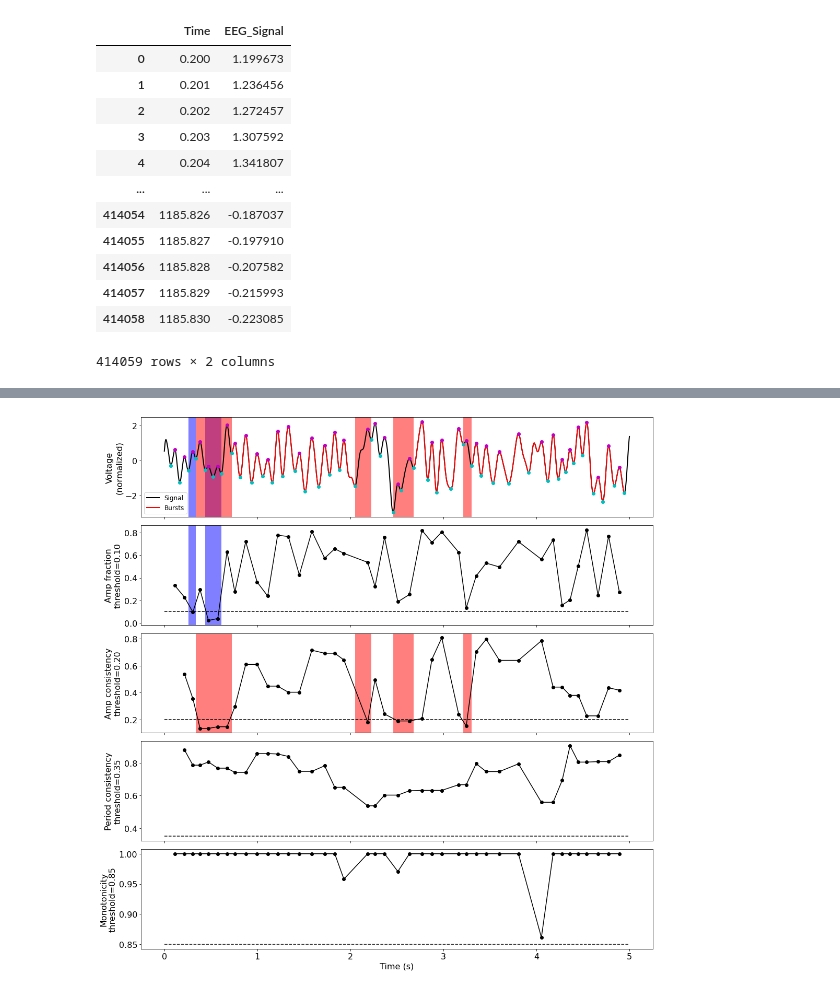
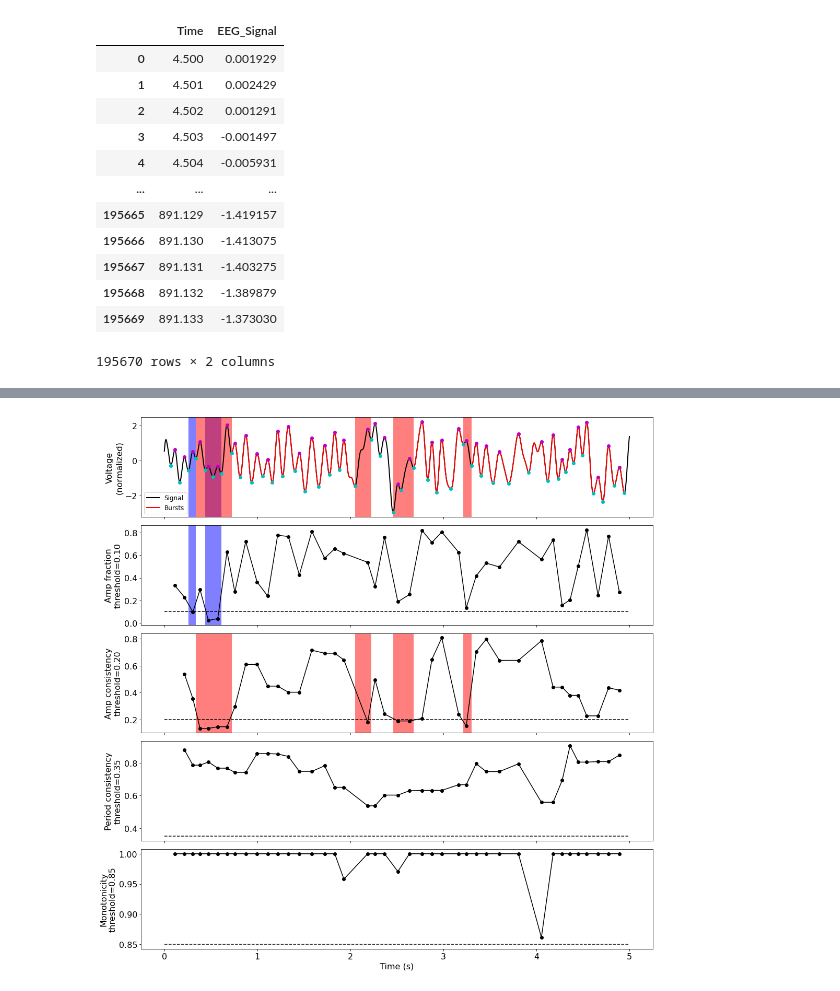
Before and after one commit to ekaplan7/Mouse_Respiration, a Jupyter notebook: RespirationProject.ipynb, the cells around one changed output, grey strips where cells are left out. Saved outputs shown, nothing was run; the diff lists cells and outputs as text; code cells hidden in the pictures.

```diff
--- a/RespirationProject.ipynb
+++ b/RespirationProject.ipynb
@@ -33,10 +28,11 @@ New projects are recommended to update to using `specparam` (see Changelog for d
 # %%
-data = loadmat('/Users/elizabethkaplan/Desktop/Voytek/MousePain/Mouse_Respiration/Dyad1Exp1/Dyad1Exp1vOBrrCapByMousePost.mat', squeeze_me=True)
+##Code is currently set up to run sessions seperately based on dyad and experiment
+data = loadmat('/Users/elizabethkaplan/Desktop/Voytek/MousePain/Mouse_Respiration/Dyad1Exp1/Dyad1Exp1vOBrrCapByMousePre.mat', squeeze_me=True)
 #data = data['vOBrrCapMouse']
 data = data['vOBrrByMouse']
 
 #data = np.loadtxt('/Users/elizabethkaplan/Desktop/Voytek/MousePain/Mouse_Respiration/Dyad1Exp2/Dyad1Exp2_bymousePre.txt')
-movement_data = pd.read_csv('/Users/elizabethkaplan/Desktop/Voytek/MousePain/Mouse_Respiration/Movement/MovementData-D1E1-ByPost.csv')
+movement_data = pd.read_csv('/Users/elizabethkaplan/Desktop/Voytek/MousePain/Mouse_Respiration/Movement/MovementData-D1E1-ByPre.csv')
 num_samples = len(data)
 
 fs = 1000 #originally 30,000 - previously downsampled
@@ -45,3 +41,4 @@ Time = np.arange(0, num_samples / fs, 1 / fs)
 
 data = pd.DataFrame({'Time': Time, 'EEG_Signal': data})
 #movement_data.head()
+data
@@ -61,29 +87,29 @@ Dyad3_Mouse_Post = Dyad3_data[(Dyad3_data['group'] == 1) & (Dyad1_data['experime
 # %%
-#Filter Data based on movement info (0: not moving)
+#Filter Data based on movement info (0: not moving) -- RUN THIS BLOCK TO FILTER INCLUDING MOVEMENT EXCEPT SNIFFING
 moving_periods = movement_data[(movement_data['Movement'] == 1)] #& (~movement_data['Movement_type'].isin([4, 5]))]
 moving_eeg_data = pd.DataFrame(columns=['Time', 'EEG_Signal'])
 moving_data_segments = []
 
 for _, row in moving_periods.iterrows():
-    start, end = row['Start_time'], row['End_time']
+    start, end = row['Time_start'], row['Time_end']
 
     segment = data.loc[(data['Time'] >= start) & (data['Time'] <= end)]
 
     moving_data_segments.append(segment)
 
 moving_data = pd.concat(moving_data_segments, ignore_index=True)
 moving_data
 # %% [output]
 |  | Time | EEG_Signal |
-| 0 | 0.200 | 1.199673 |
-| 1 | 0.201 | 1.236456 |
-| 2 | 0.202 | 1.272457 |
-| 3 | 0.203 | 1.307592 |
-| 4 | 0.204 | 1.341807 |
+| 0 | 4.500 | 0.001929 |
+| 1 | 4.501 | 0.002429 |
+| 2 | 4.502 | 0.001291 |
+| 3 | 4.503 | -0.001497 |
+| 4 | 4.504 | -0.005931 |
 | ... | ... | ... |
-| 414054 | 1185.826 | -0.187037 |
-| 414055 | 1185.827 | -0.197910 |
-| 414056 | 1185.828 | -0.207582 |
-| 414057 | 1185.829 | -0.215993 |
-| 414058 | 1185.830 | -0.223085 |
+| 195665 | 891.129 | -1.419157 |
+| 195666 | 891.130 | -1.413075 |
+| 195667 | 891.131 | -1.403275 |
+| 195668 | 891.132 | -1.389879 |
+| 195669 | 891.133 | -1.373030 |
-414059 rows × 2 columns
+195670 rows × 2 columns
```
Also changed, not shown: parts of 13 cells of this notebook, 14 other files.
